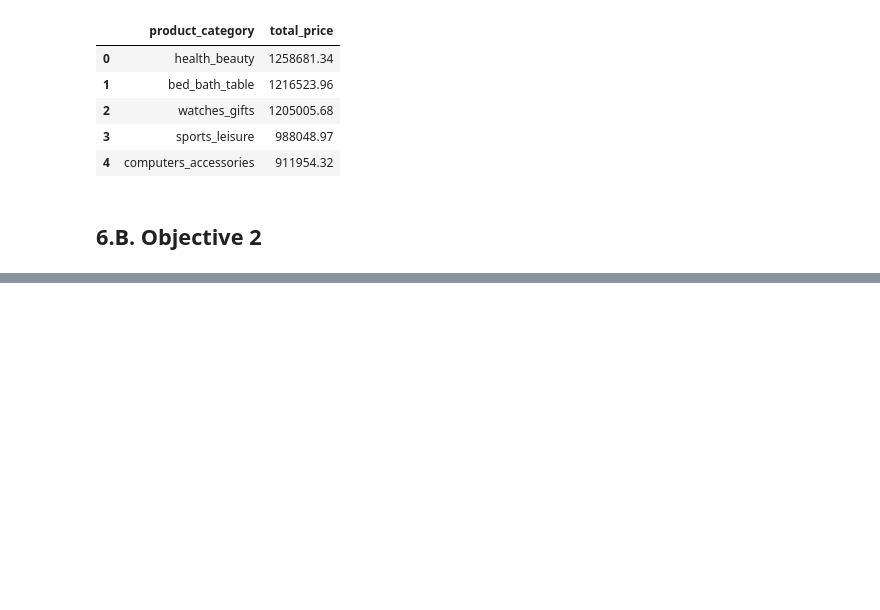
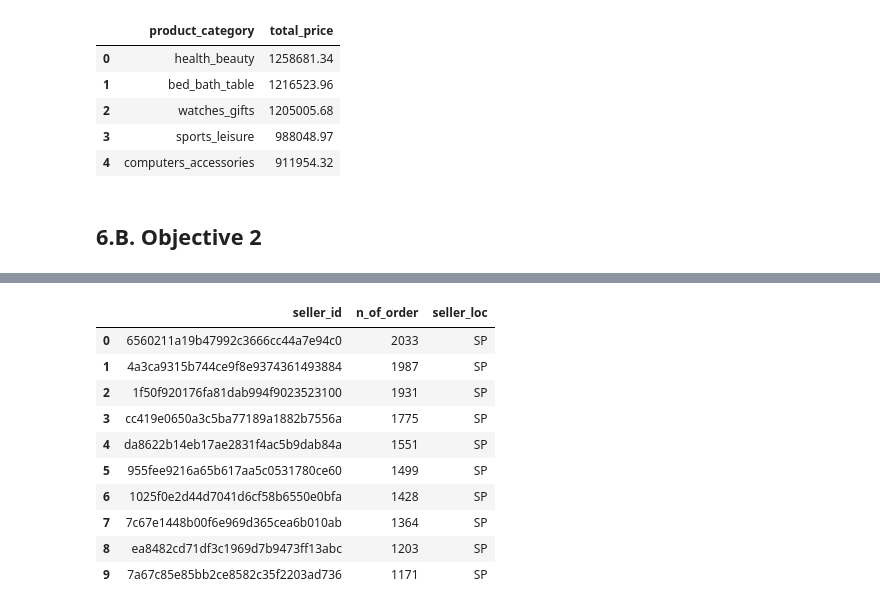
Before and after one commit to bagusfarisa/olist-data-wrangling, a Jupyter notebook: olist.ipynb, the cells around one changed output, grey strips where cells are left out. Saved outputs shown, nothing was run; the diff lists cells and outputs as text; code cells hidden in the pictures; blank space fills up the shorter version.

Commit message:
add: seller analysis

```diff
--- a/olist.ipynb
+++ b/olist.ipynb
@@ -1001,0 +1010,35 @@ ps.sqldf(q1c, locals())
+# %%
+query = """
+SELECT
+    s.seller_id AS seller_id,
+    COUNT(o.order_id) AS n_of_order,
+    s.seller_state AS seller_loc
+FROM
+    df_order AS o
+INNER JOIN
+    df_order_items AS oi ON o.order_id = oi.order_id
+INNER JOIN
+    df_products AS p ON oi.product_id = p.product_id
+INNER JOIN
+    df_product_cat_name_transl AS pcnt ON p.product_category_name = pcnt.product_category_name
+INNER JOIN
+    df_sellers AS s ON oi.seller_id = s.seller_id
+GROUP BY s.seller_id
+ORDER BY n_of_order DESC
+LIMIT 10;
+"""
+
+
+ps.sqldf(query, locals())
+# %% [output]
+|  | seller_id | n_of_order | seller_loc |
+| 0 | 6560211a19b47992c3666cc44a7e94c0 | 2033 | SP |
+| 1 | 4a3ca9315b744ce9f8e9374361493884 | 1987 | SP |
+| 2 | 1f50f920176fa81dab994f9023523100 | 1931 | SP |
+| 3 | cc419e0650a3c5ba77189a1882b7556a | 1775 | SP |
+| 4 | da8622b14eb17ae2831f4ac5b9dab84a | 1551 | SP |
+| 5 | 955fee9216a65b617aa5c0531780ce60 | 1499 | SP |
+| 6 | 1025f0e2d44d7041d6cf58b6550e0bfa | 1428 | SP |
+| 7 | 7c67e1448b00f6e969d365cea6b010ab | 1364 | SP |
+| 8 | ea8482cd71df3c1969d7b9473ff13abc | 1203 | SP |
+| 9 | 7a67c85e85bb2ce8582c35f2203ad736 | 1171 | SP |
```
Also changed, not shown: parts of 16 cells of this notebook.
